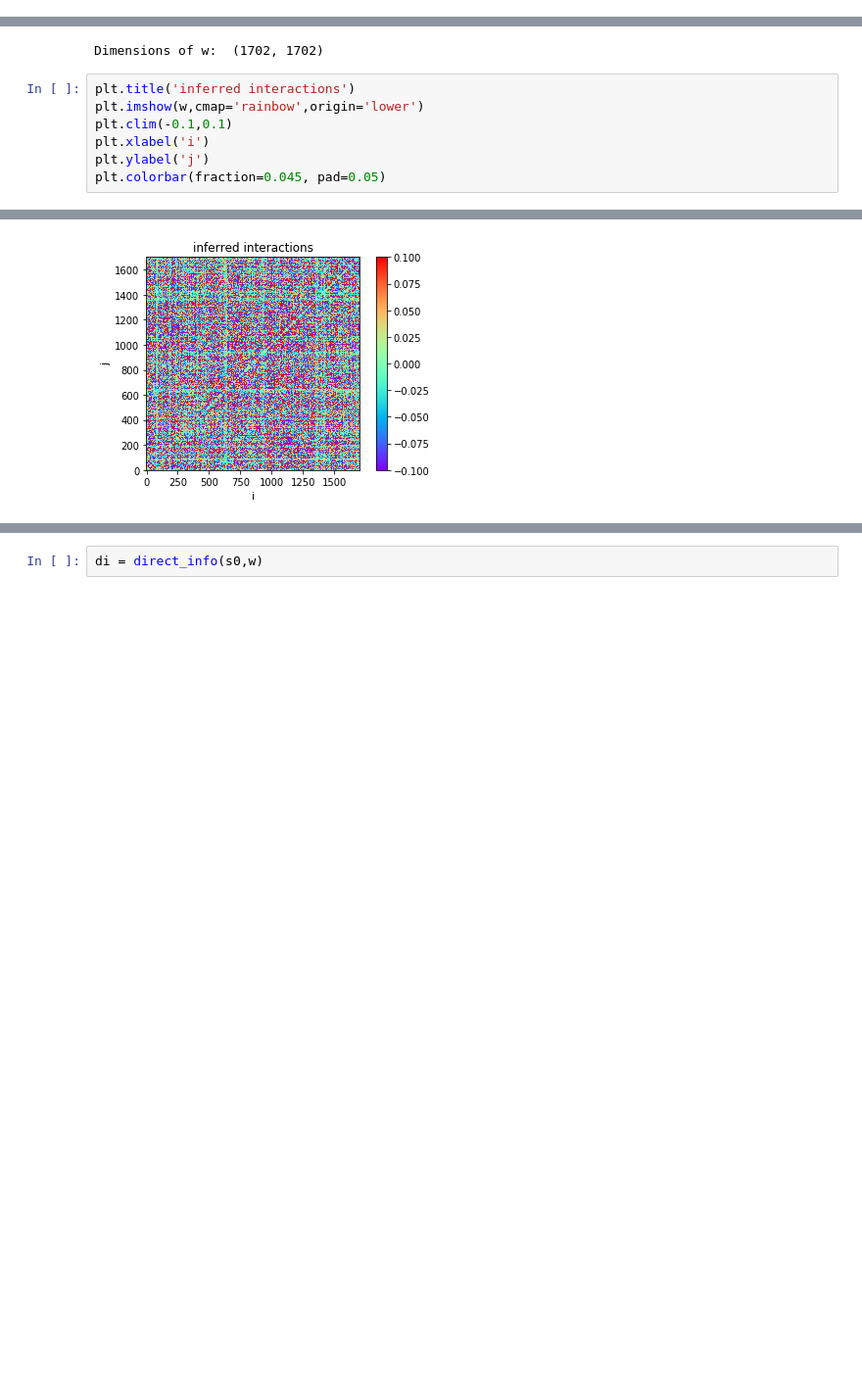
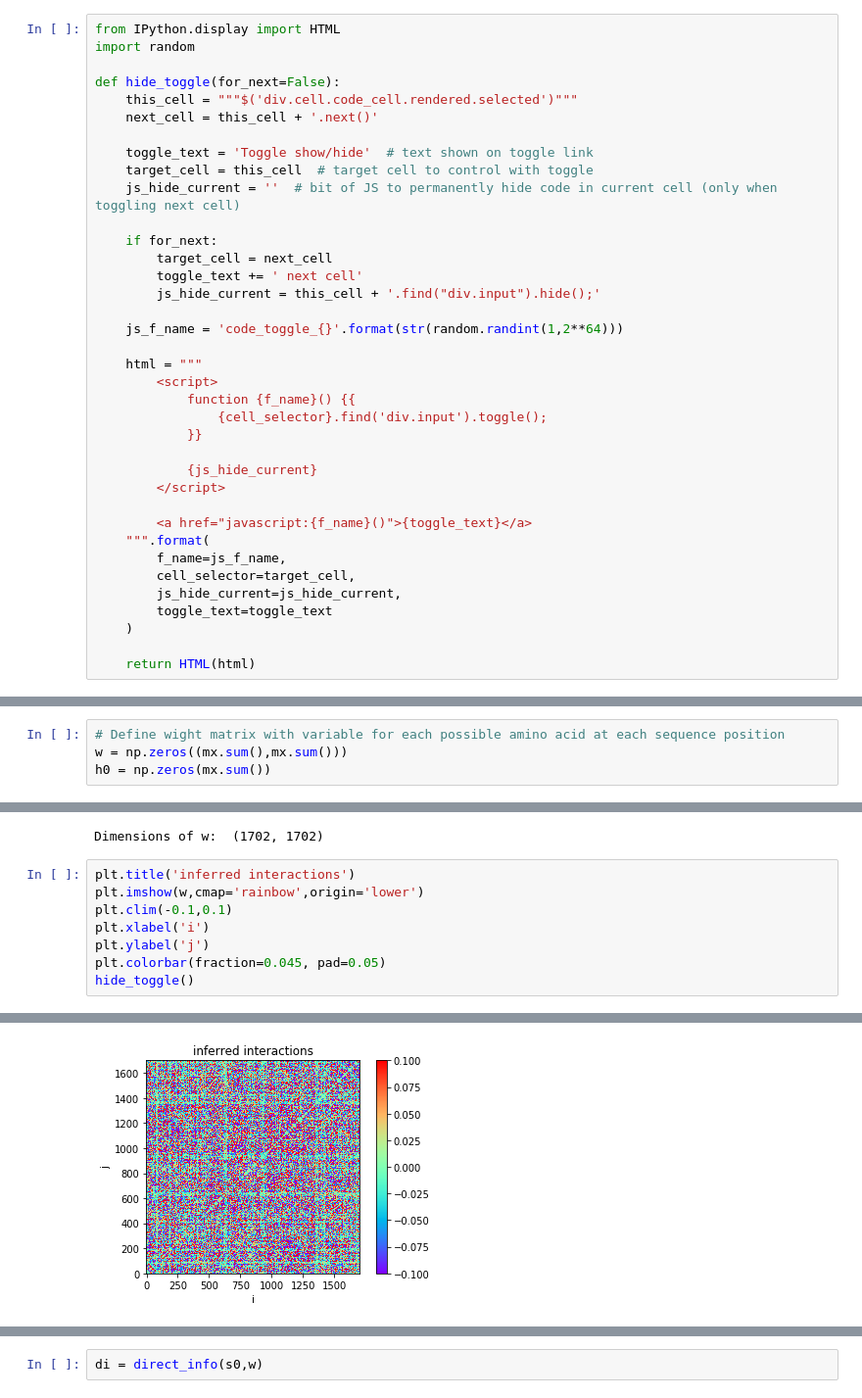
Before and after one commit to evancresswell/DCA_ER_old, a Jupyter notebook: ecc_DCA_ER.ipynb, the cells around one changed output, grey strips where cells are left out. Shown at 98% size. Drawn from its saved outputs; the diff is of its cells as text; blank space fills up the shorter version.

```diff
--- a/ecc_DCA_ER.ipynb
+++ b/ecc_DCA_ER.ipynb
@@ -1,3 +1,40 @@
+# %%
+from IPython.display import HTML
+import random
+
+def hide_toggle(for_next=False):
+    this_cell = """$('div.cell.code_cell.rendered.selected')"""
+    next_cell = this_cell + '.next()'
+
+    toggle_text = 'Toggle show/hide'  # text shown on toggle link
+    target_cell = this_cell  # target cell to control with toggle
+    js_hide_current = ''  # bit of JS to permanently hide code in current cell (only when toggling next cell)
+
+    if for_next:
+        target_cell = next_cell
+        toggle_text += ' next cell'
+        js_hide_current = this_cell + '.find("div.input").hide();'
+
+    js_f_name = 'code_toggle_{}'.format(str(random.randint(1,2**64)))
+
+    html = """
+        <script>
+            function {f_name}() {{
+                {cell_selector}.find('div.input').toggle();
+            }}
+
+            {js_hide_current}
+        </script>
+
+        <a href="javascript:{f_name}()">{toggle_text}</a>
+    """.format(
+        f_name=js_f_name,
+        cell_selector=target_cell,
+        js_hide_current=js_hide_current,
+        toggle_text=toggle_text
+    )
+
+    return HTML(html)
 # %%
 import numpy as np
 import pandas as pd
@@ -147,2 +209,6 @@ h0 = np.zeros(my_sum)
+# %%
+# Define wight matrix with variable for each possible amino acid at each sequence position
+w = np.zeros((mx.sum(),mx.sum()))
+h0 = np.zeros(mx.sum())
 # %% [markdown]
 ### Apply Expectation Reflection
@@ -210,4 +276,5 @@ plt.clim(-0.1,0.1)
 plt.xlabel('i')
 plt.ylabel('j')
 plt.colorbar(fraction=0.045, pad=0.05)
+hide_toggle()
 # %% [output]
@@ -215,2 +282,2 @@ plt.colorbar(fraction=0.045, pad=0.05)
-[figure, old version]
+[figure, new version]
 # %% [markdown]
```
Also changed, not shown: parts of 21 cells of this notebook, 1 other file.
